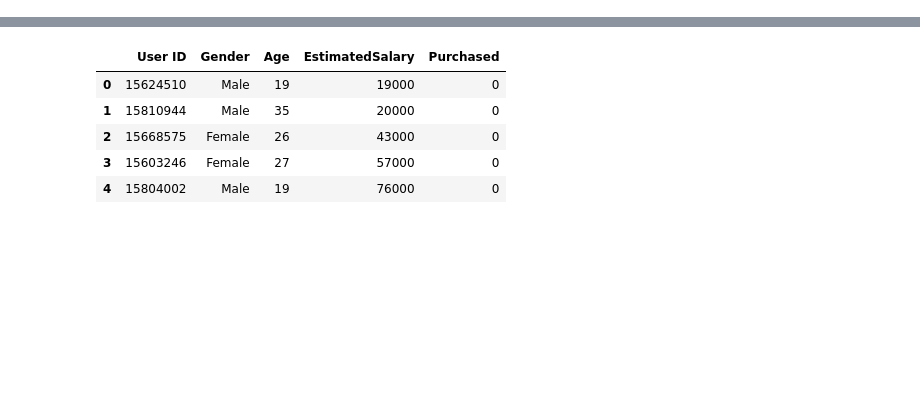
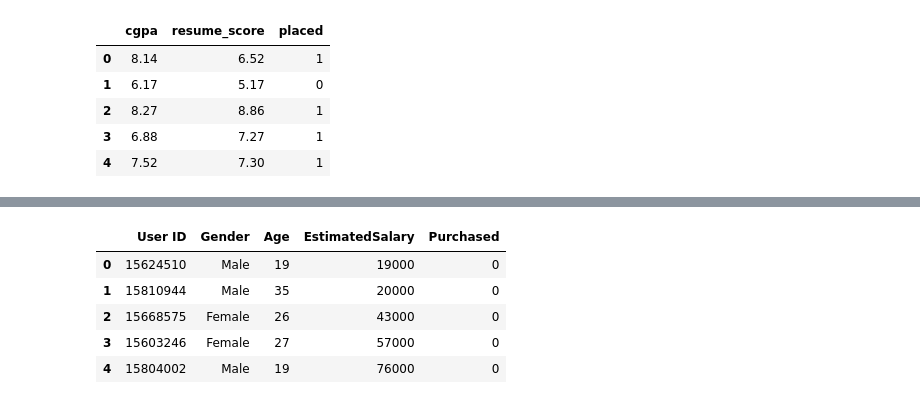
Before and after one commit to anonymous298/Deep-Learning, a Jupyter notebook: Neural Networks/Perceptron.ipynb, the cells around one changed output, grey strips where cells are left out. Saved outputs shown, nothing was run; the diff lists cells and outputs as text; code cells hidden in the pictures; blank space fills up the shorter version.

```diff
--- a/Neural Networks/Perceptron.ipynb
+++ b/Neural Networks/Perceptron.ipynb
@@ -5,0 +8,9 @@ import matplotlib.pyplot as plt
+# %%
+df.head()
+# %% [output]
+|  | cgpa | resume_score | placed |
+| 0 | 8.14 | 6.52 | 1 |
+| 1 | 6.17 | 5.17 | 0 |
+| 2 | 8.27 | 8.86 | 1 |
+| 3 | 6.88 | 7.27 | 1 |
+| 4 | 7.52 | 7.30 | 1 |
```
Also changed, not shown: parts of 22 cells of this notebook, 2 other files.
